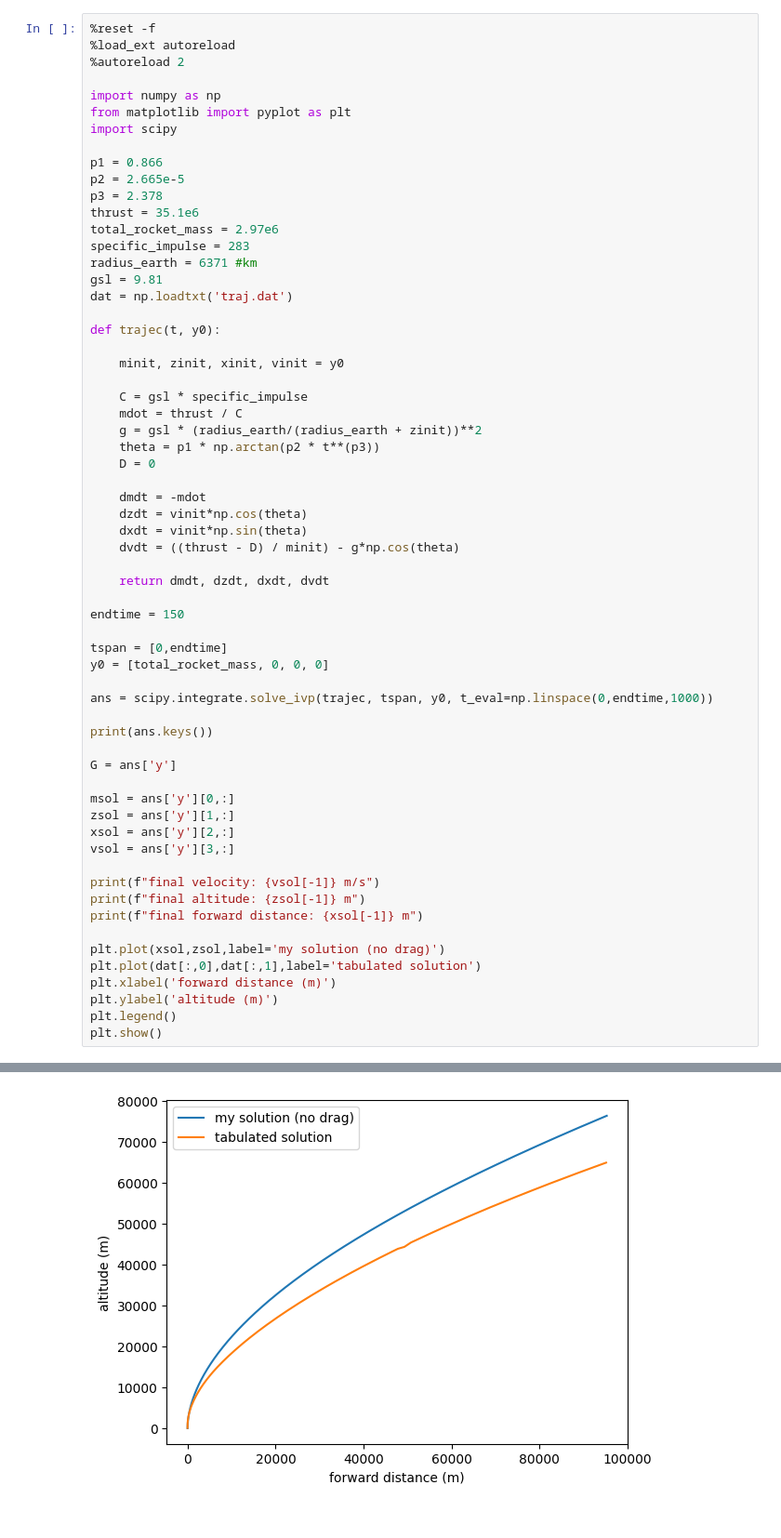
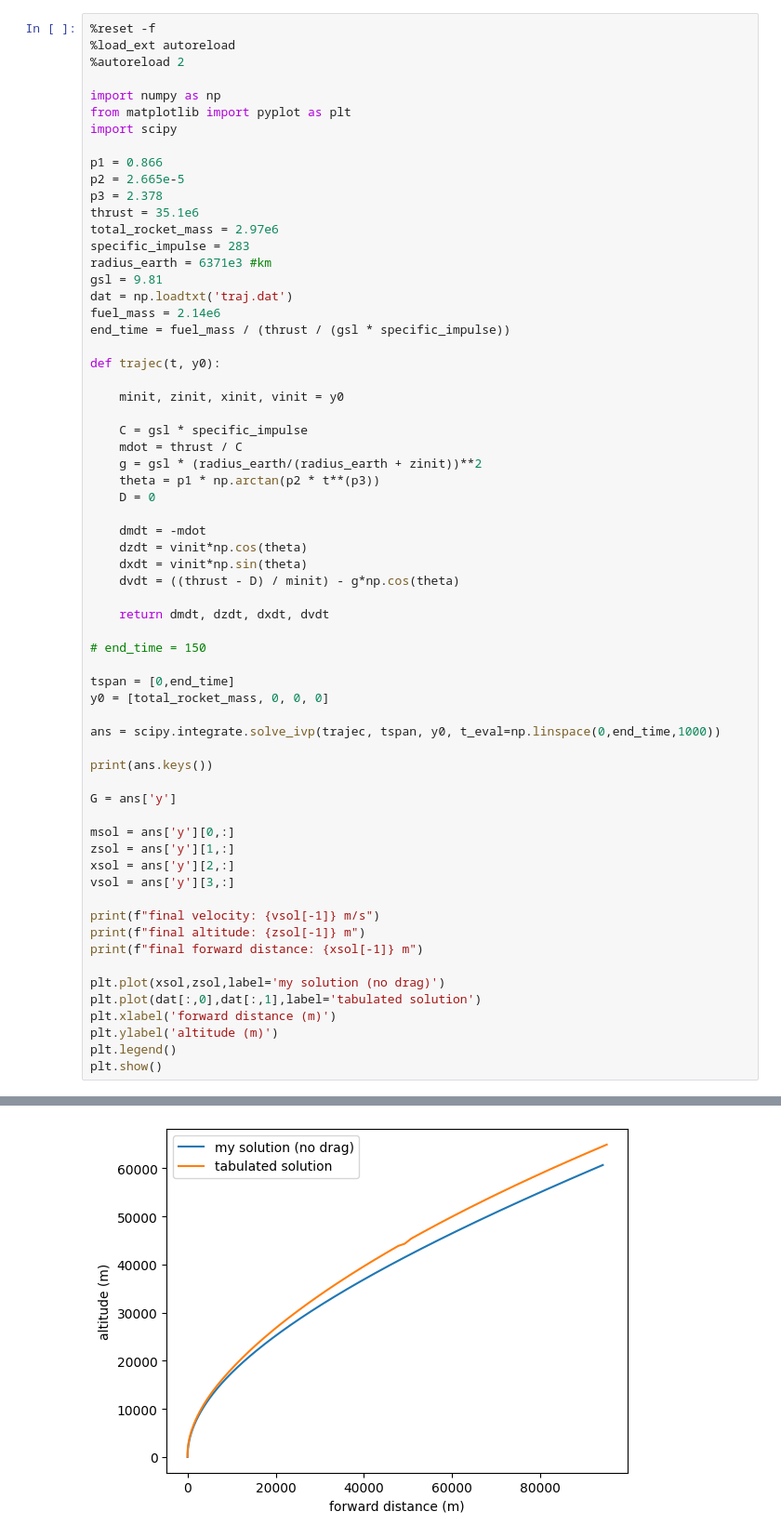
Before and after one commit to josep233/JoeHomework, a Jupyter notebook: ME415/hw9/hw9_p1.ipynb, the cells around one changed output, grey strips where cells are left out. Shown: that part at 93% size. Saved outputs shown, nothing was run; the diff lists cells and outputs as text.

```diff
--- a/ME415/hw9/hw9_p1.ipynb
+++ b/ME415/hw9/hw9_p1.ipynb
@@ -13,9 +13,11 @@ p3 = 2.378
 thrust = 35.1e6
 total_rocket_mass = 2.97e6
 specific_impulse = 283
-radius_earth = 6371 #km
+radius_earth = 6371e3 #km
 gsl = 9.81
 dat = np.loadtxt('traj.dat')
+fuel_mass = 2.14e6
+end_time = fuel_mass / (thrust / (gsl * specific_impulse))
 
 def trajec(t, y0):
 
@@ -34,12 +36,12 @@ def trajec(t, y0):
 
     return dmdt, dzdt, dxdt, dvdt
 
-endtime = 150
+# end_time = 150
 
-tspan = [0,endtime]
+tspan = [0,end_time]
 y0 = [total_rocket_mass, 0, 0, 0]
 
-ans = scipy.integrate.solve_ivp(trajec, tspan, y0, t_eval=np.linspace(0,endtime,1000))
+ans = scipy.integrate.solve_ivp(trajec, tspan, y0, t_eval=np.linspace(0,end_time,1000))
 
 print(ans.keys())
 
@@ -70 +72 @@ final forward distance: 95258.36140763047 m
-[figure, old version]
+[figure, new version]
```
Also changed, not shown: parts of 1 cell of this notebook.
